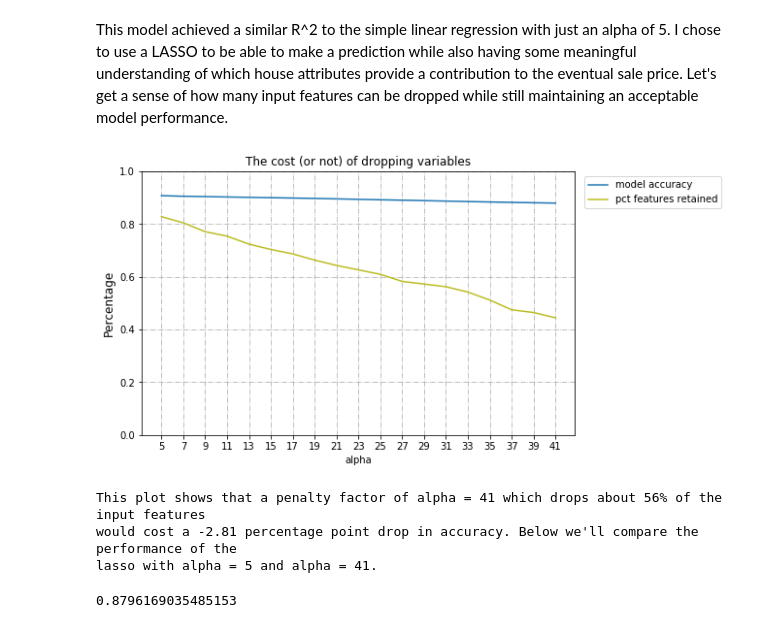
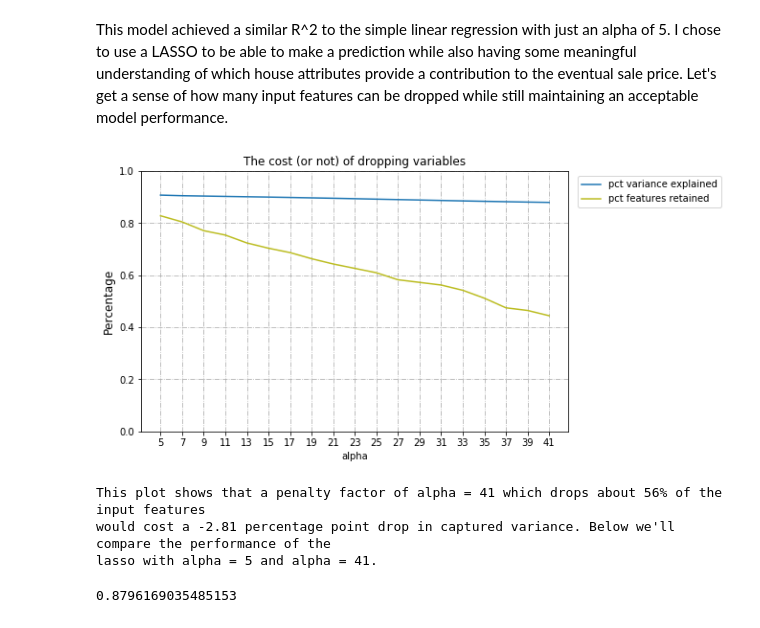
Before and after one commit to aditinabar/house-prices-modeling, a Jupyter notebook: Predicting House Prices.ipynb, the cells around one changed output. Cells and saved outputs as stored; diff of their text form; code cells hidden in the pictures.

```diff
--- a/Predicting House Prices.ipynb
+++ b/Predicting House Prices.ipynb
@@ -176,40 +189,40 @@ alphas = np.arange(5, 42, 2)
 
 for a in alphas:
     regression = lm.Lasso(alpha=a,
                           fit_intercept=True,
                           normalize=False,
                           max_iter=10000
                          )\
                    .fit(X_scaled, train_Y)
     regressions.append(regression)
     scores.append(regression.score(X_scaled, train_Y))
 
 # plt.figure()
 fig, ax = plt.subplots(figsize=(8, 5))
 color = 'tab:blue'
-line1 = ax.plot(alphas, scores, color=color, label='model accuracy')
+line1 = ax.plot(alphas, scores, color=color, label='pct variance explained')
 plt.xticks(alphas)
 plt.grid(True, linestyle='-.')
 plt.xlabel('alpha')
 plt.ylim([0, 1])
 plt.ylabel('Percentage', color='black', size=12)
 plt.title('The cost (or not) of dropping variables')
 
 # collections.Counter returns dict with counts of each value in list. Using to get counts of 0
 coefs = [collections.Counter(x.coef_)[0]/len(x.coef_) for x in regressions]
 
 color = 'tab:olive'
 line2 = ax.plot(alphas, 1 - np.array(coefs), color=color, label='pct features retained')
 # plt2.set_ylabel('Fraction of features retained', color=color, size=12)
 plt.legend(bbox_to_anchor=(1.01,1))
 plt.show();
 # %% [output]
-[figure, old version]
+[figure, new version]
 # %%
-print(f"This plot shows that a penalty factor of alpha = 41 which drops about {np.round(coefs[-1]*100,0).astype(int)}% of the input features \nwould cost a {np.round((scores[-1] - scores[0]) * 100, 2)} percentage point drop in accuracy. Below we'll compare the performance of the\nlasso with alpha = 5 and alpha = 41.")
+print(f"This plot shows that a penalty factor of alpha = 41 which drops about {np.round(coefs[-1]*100,0).astype(int)}% of the input features \nwould cost a {np.round((scores[-1] - scores[0]) * 100, 2)} percentage point drop in captured variance. Below we'll compare the performance of the\nlasso with alpha = 5 and alpha = 41.")
 # %% [output]
 This plot shows that a penalty factor of alpha = 41 which drops about 56% of the input features
-would cost a -2.81 percentage point drop in accuracy. Below we'll compare the performance of the
+would cost a -2.81 percentage point drop in captured variance. Below we'll compare the performance of the
 lasso with alpha = 5 and alpha = 41.
 # %%
 # Lasso Regression with alpha=19
```
Also changed, not shown: parts of 8 cells of this notebook.
